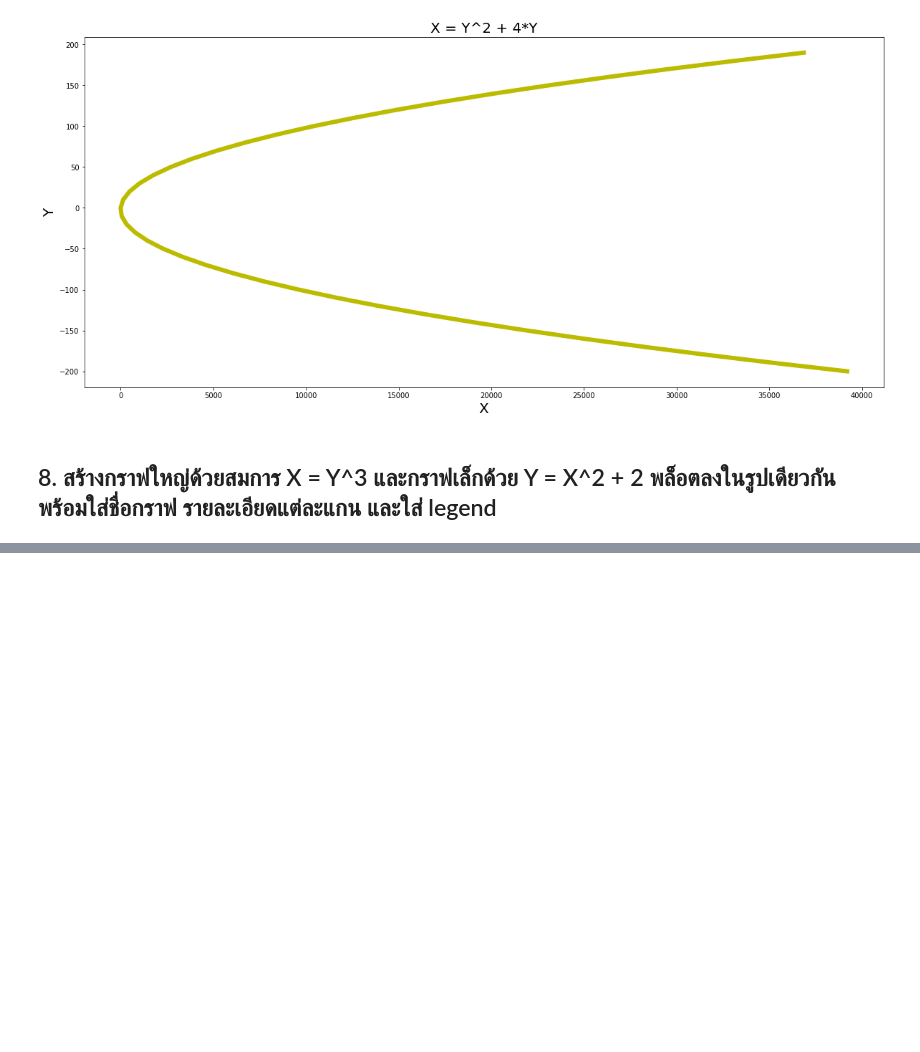
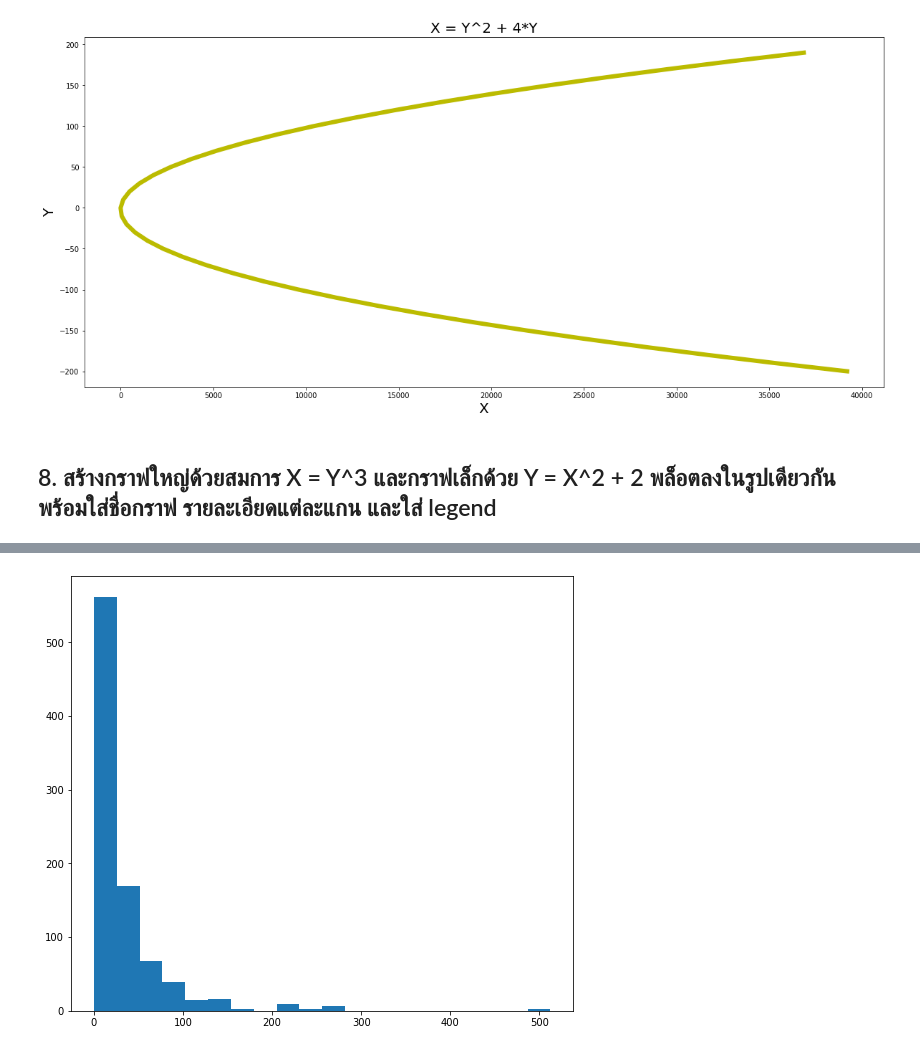
Before and after one commit to 0xKoios/DataCamp-2-for-Data-Scientist, a Jupyter notebook: 5. Matplotlib/Matplotlib.ipynb, the cells around one changed output, grey strips where cells are left out. Cells and saved outputs as stored; diff of their text form; code cells hidden in the pictures; blank space fills up the shorter version.

```diff
--- a/5. Matplotlib/Matplotlib.ipynb
+++ b/5. Matplotlib/Matplotlib.ipynb
@@ -111,0 +178,5 @@ plt.plot(x, y, color="#bbbb00", linewidth=6);
+# %%
+plt.figure(figsize=[9, 8])
+plt.hist(df["Fare"], bins=20);
+# %% [output]
+[figure, added]
```
Also changed, not shown: parts of 28 cells of this notebook, 1 other file.
